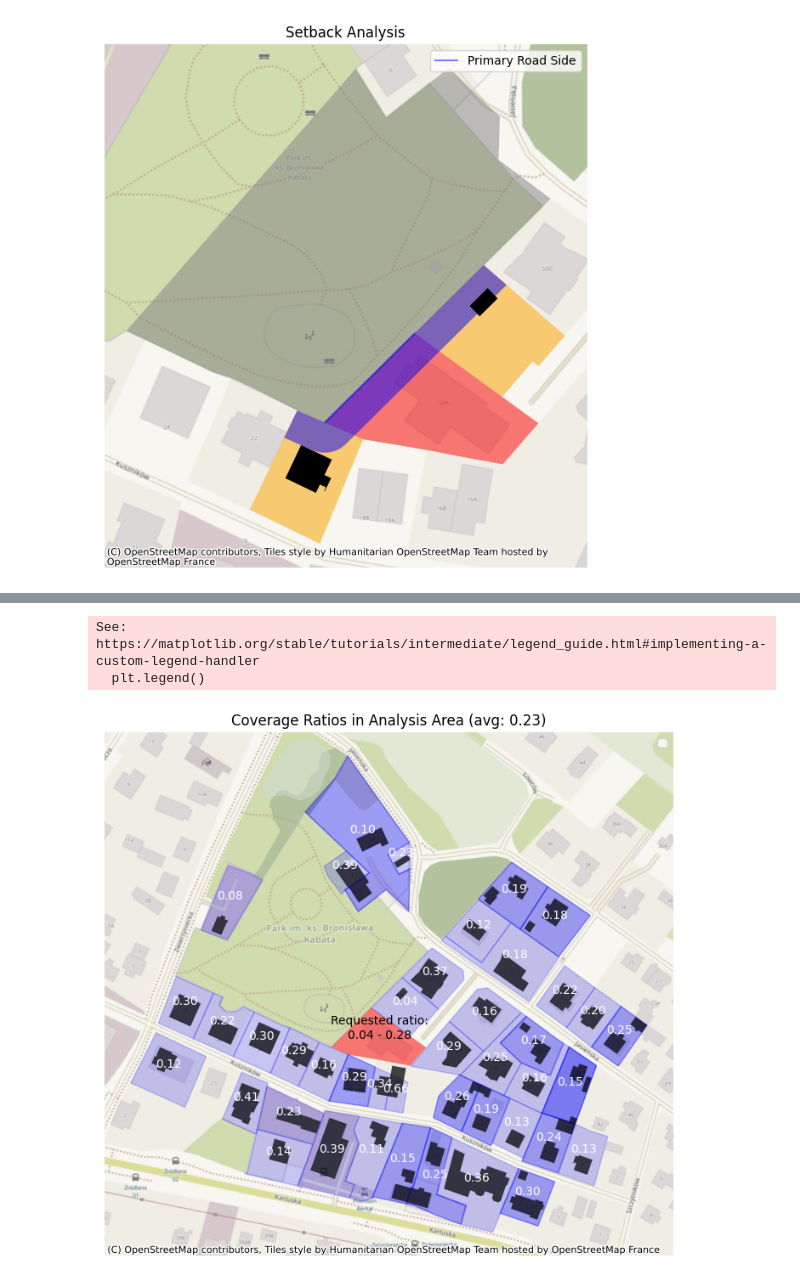
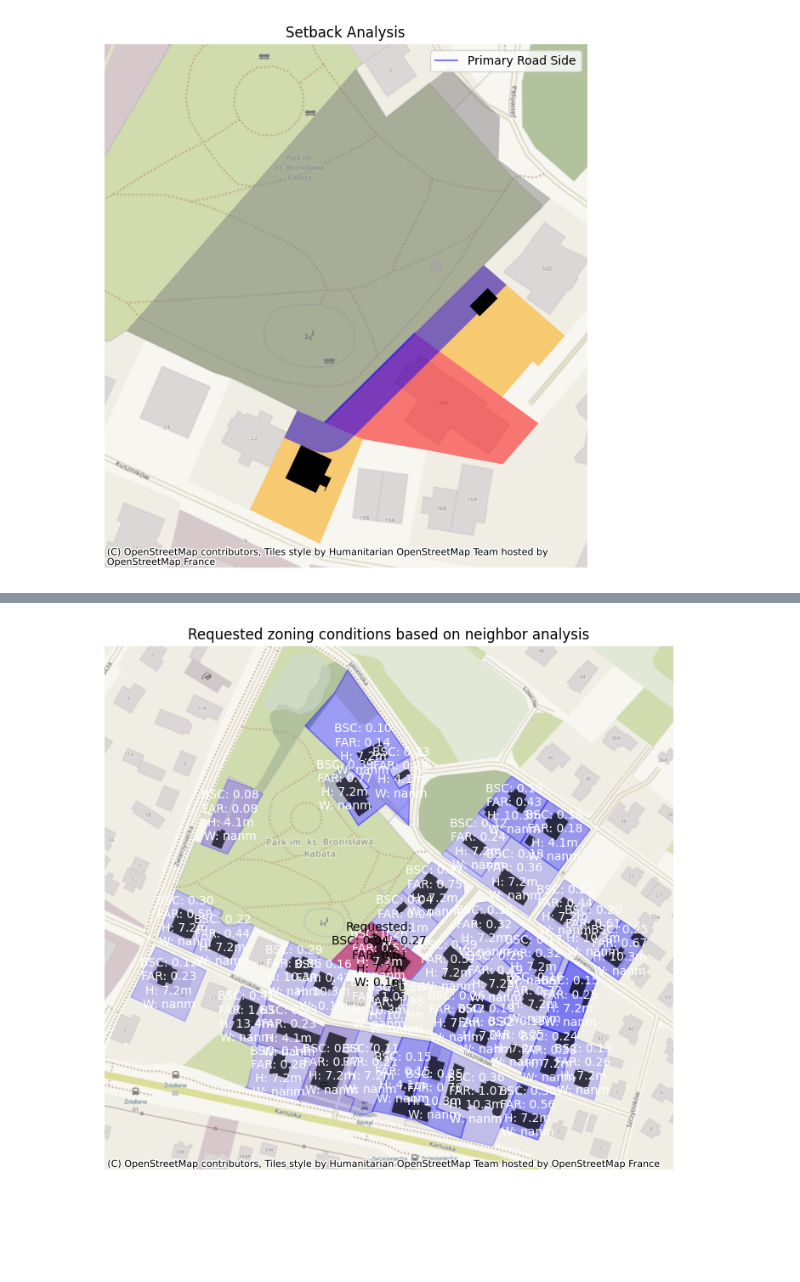
Before and after one commit to archiboi69/archestra, a Jupyter notebook: zoning_conditions.ipynb, the cells around one changed output, grey strips where cells are left out. Cells and saved outputs as stored; diff of their text form; code cells hidden in the pictures; blank space fills up the shorter version.

Commit message:
added FAR, height; started front width

```diff
--- a/zoning_conditions.ipynb
+++ b/zoning_conditions.ipynb
@@ -8,7 +8,7 @@ import contextily as ctx
 # Read GIS data
 roads = gpd.read_file('data/GIS/2261_ulice_egib_wfs_gml.gml')
 plots = gpd.read_file('data/GIS/2261_dzialki_egib_wfs_gml.gml')
-buildings = gpd.read_file('data/GIS/2261_budynki_egib_wfs_gml.gml')
+buildings = gpd.read_file('data/GIS/budynki_2022.gpkg')
 
 # Get our site geometry
 site_gml_id = 'dzialki.490123'
@@ -91,7 +93,7 @@ building_centroids = buildings.set_geometry('centroid', inplace=False).set_crs(e
 # %%
 built_up_neighbors = gpd.sjoin(neighbors, building_centroids, how='inner', predicate='intersects', lsuffix='neighbors', rsuffix='building')
 built_up_neighbors_on_the_same_road = built_up_neighbors[built_up_neighbors.geometry.touches(primary_road.geometry)]
-number_of_built_up_neighbors_on_the_same_road = built_up_neighbors_on_the_same_road['gml_id_neighbors'].nunique()
+number_of_built_up_neighbors_on_the_same_road = built_up_neighbors_on_the_same_road['gml_id'].nunique()
 print("Site has", number_of_built_up_neighbors_on_the_same_road, "built-up neighboring plots on the same access road")
 # %% [output]
 Site has 2 built-up neighboring plots on the same access road
@@ -104,14 +106,14 @@ def get_setback(buildings, road_side):
 if number_of_built_up_neighbors_on_the_same_road > 0:
     setbacks = []
     # Get unique neighbor plots
-    unique_neighbors = built_up_neighbors_on_the_same_road.drop_duplicates(subset='gml_id_neighbors')
+    unique_neighbors = built_up_neighbors_on_the_same_road.drop_duplicates(subset='gml_id')
 
     for idx, plot in unique_neighbors.iterrows():
         # Get all buildings on this plot
-        buildings_on_plot = buildings[buildings['gml_id'].isin(
+        buildings_on_plot = buildings[buildings['GID'].isin(
             built_up_neighbors_on_the_same_road[
-                built_up_neighbors_on_the_same_road['gml_id_neighbors'] == plot['gml_id_neighbors']
-            ]['gml_id_building']
+                built_up_neighbors_on_the_same_road['gml_id'] == plot['gml_id']
+            ]['GID']
         )]
 
 
@@ -122,12 +124,12 @@ if number_of_built_up_neighbors_on_the_same_road > 0:
             # Calculate minimum setback for this plot
             setback = get_setback(buildings_on_plot.geometry, road_side)
             setbacks.append({
-                'plot_id': plot['gml_id_neighbors'],
+                'plot_id': plot['gml_id'],
                 'setback': setback
             })
         else:
             setbacks.append({
-                'plot_id': plot['gml_id_neighbors'],
+                'plot_id': plot['gml_id'],
                 'setback': 0
             })
 
@@ -264,42 +402,39 @@ Max coverage ratio: 0.66
 # %%
 # Visualization
 fig, ax = plt.subplots(figsize=(12, 8))
 
 # Plot base layers
 site.plot(ax=ax, color='red', alpha=0.5, label='Site')
 
 # Plot built-up plots with color based on coverage ratio
-for _, ratio_info in coverage_df.iterrows():
-    plot = built_up_plots_in_analysis_area[built_up_plots_in_analysis_area['gml_id_analysisplot'] == ratio_info['plot_id']]
-    plot_buildings = buildings[buildings['gml_id'].isin(
+for _, metrics in plot_metrics_df.iterrows():
+    plot = built_up_plots_in_analysis_area[built_up_plots_in_analysis_area['gml_id'] == metrics['plot_id']]
+    plot_buildings = buildings[buildings['GID'].isin(
         built_up_plots_in_analysis_area[
-            built_up_plots_in_analysis_area['gml_id_analysisplot'] == ratio_info['plot_id']
-        ]['gml_id_building']
+            built_up_plots_in_analysis_area['gml_id'] == metrics['plot_id']
+        ]['GID']
     )]
 
     # Plot the plot and its buildings
     plot.plot(ax=ax, color='blue', edgecolor='blue', alpha=0.2)
     plot_buildings.plot(ax=ax, color='black', alpha=0.7)
 
     # Add coverage ratio annotation
     centroid = plot.geometry.iloc[0].centroid
-    ax.annotate(f"{ratio_info['coverage_ratio']:.2f}",
+    ax.annotate(f"BSC: {metrics['coverage_ratio']:.2f}\nFAR: {metrics['floor_area_ratio']:.2f}\nH: {metrics['building_height']:.1f}m\nW: {metrics['front_width']:.1f}m",
                 xy=(centroid.x, centroid.y),
                 xytext=(0, 0), textcoords='offset points',
-                ha='center', va='bottom', color='white')
+                ha='center', va='center', color='white')
 
 # Plot zoning coverage ratios on site centroid
 site_centroid = site.geometry.union_all().centroid
-ax.annotate(f"Requested ratio:\n{zoning_coverage_ratio_min:.2f} - {zoning_coverage_ratio_max:.2f}",
+ax.annotate(f"Requested:\nBSC: {zoning_coverage_ratio_min:.2f} - {zoning_coverage_ratio_max:.2f}\nFAR: {zoning_floor_area_ratio:.2f}\nH: {zoning_height:.1f}m\nW: {zoning_front_width:.1f}m",
             xy=(site_centroid.x, site_centroid.y),
-            ha='center', va='bottom', color='black')
+            ha='center', va='center', color='black')
 
 ctx.add_basemap(ax, crs=2177)
 ax.set_axis_off()
-plt.title(f'Coverage Ratios in Analysis Area (avg: {(coverage_df['coverage_ratio'].mean()):.2f})')
-plt.legend()
+plt.title(f'Requested zoning conditions based on neighbor analysis')
 plt.show()
 # %% [output]
-See: https://matplotlib.org/stable/tutorials/intermediate/legend_guide.html#implementing-a-custom-legend-handler
-  plt.legend()
-[figure, old version]
+[figure, new version]
```
Also changed, not shown: parts of 10 cells of this notebook, 2 other files.
